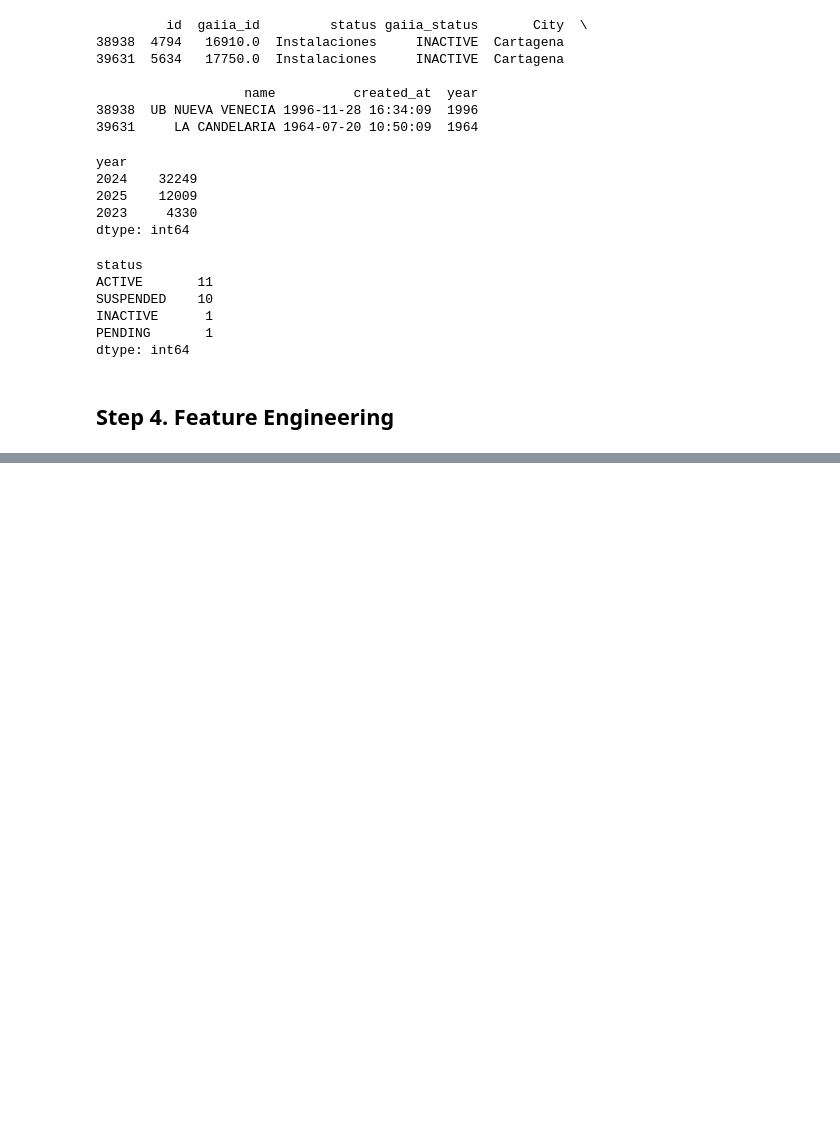
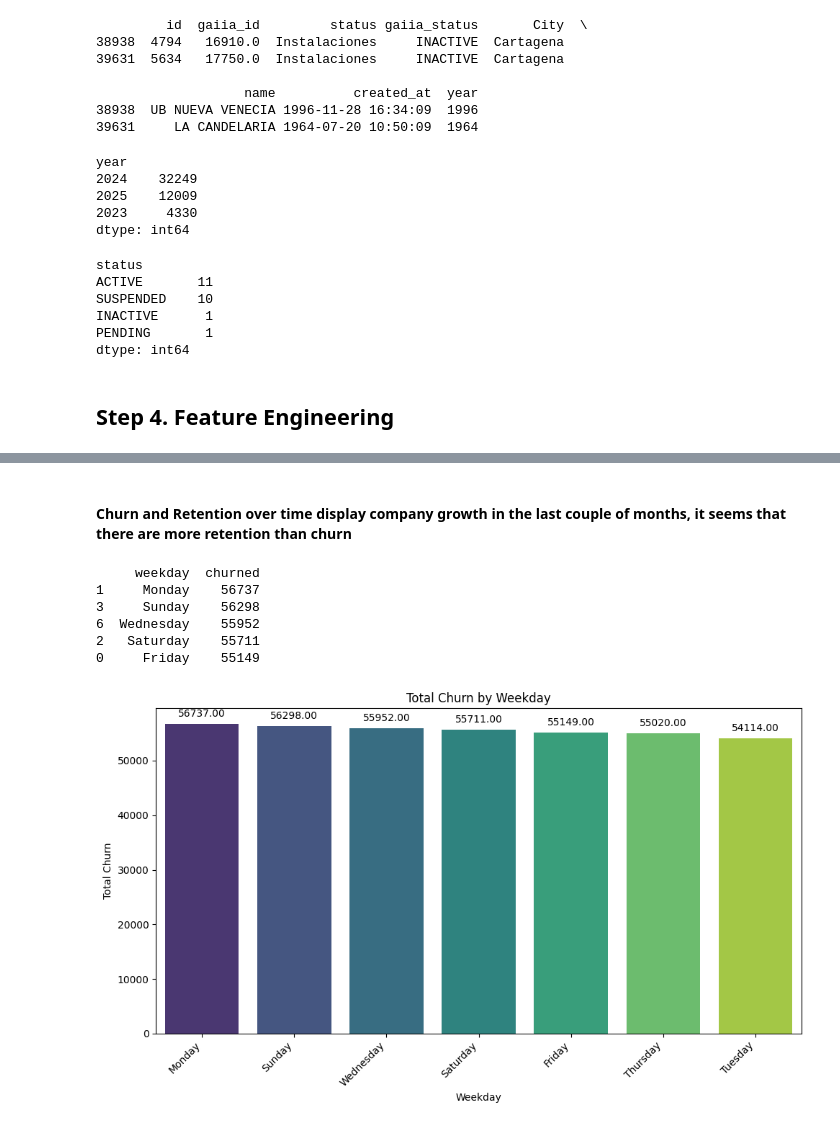
Before and after one commit to mcabas/job_search_tests, a Jupyter notebook: Fibrazo/EDA_fibrazo.ipynb, the cells around one changed output, grey strips where cells are left out. Saved outputs shown, nothing was run; the diff lists cells and outputs as text; code cells hidden in the pictures; blank space fills up the shorter version.

```diff
--- a/Fibrazo/EDA_fibrazo.ipynb
+++ b/Fibrazo/EDA_fibrazo.ipynb
@@ -809,0 +857,57 @@ dtype: int64
+# %% [markdown]
+#### Churn and Retention over time display company growth in the last couple of months, it seems that there are more retention than churn
+# %%
+# Import the required visualization libraries
+import seaborn as sns
+import matplotlib.pyplot as plt
+import pandas as pd
+
+# Aggregate churn by weekday (calculate mean churn)
+df_client_journey_2 = df_client_journey.groupby("weekday")["churned"].sum().reset_index()
+
+# Sort the DataFrame by total churn in descending order
+df_client_journey_2 = df_client_journey_2.sort_values("churned", ascending=False)
+
+# Print the aggregated data
+print(df_client_journey_2.head())
+
+# Create a bar plot
+plt.figure(figsize=(10, 6))  # Adjust figure size
+ax = sns.barplot(
+    data=df_client_journey_2,
+    x="weekday",
+    y="churned",
+    palette="viridis",  # Use a beautiful color palette
+    order=df_client_journey_2["weekday"]  # Ensure weekdays are ordered correctly
+)
+
+# Add column values (average churn) at the top of each bar
+for p in ax.patches:
+    ax.annotate(
+        f"{p.get_height():.2f}",  # Format to 2 decimal places
+        (p.get_x() + p.get_width() / 2., p.get_height()),
+        ha='center',
+        va='center',
+        xytext=(0, 10),
+        textcoords='offset points'
+    )
+
+# Add labels and title
+plt.xlabel("Weekday")
+plt.ylabel("Total Churn")
+plt.title("Total Churn by Weekday")
+
+# Rotate x-axis labels for better readability
+plt.xticks(rotation=45, ha='right')
+
+# Show plot
+plt.tight_layout()
+plt.show()
+# %% [output]
+     weekday  churned
+1     Monday    56737
+3     Sunday    56298
+6  Wednesday    55952
+2   Saturday    55711
+0     Friday    55149
+[figure, added]
```
Also changed, not shown: parts of 43 cells of this notebook.
